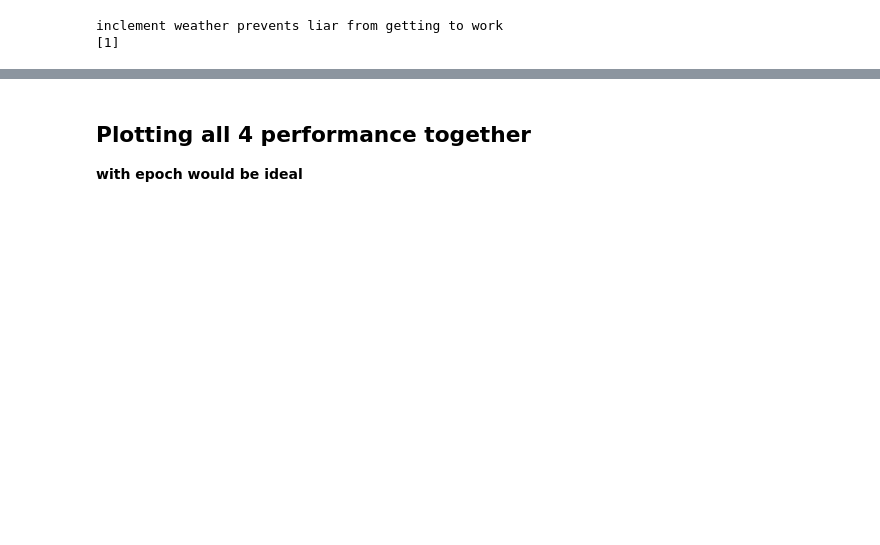
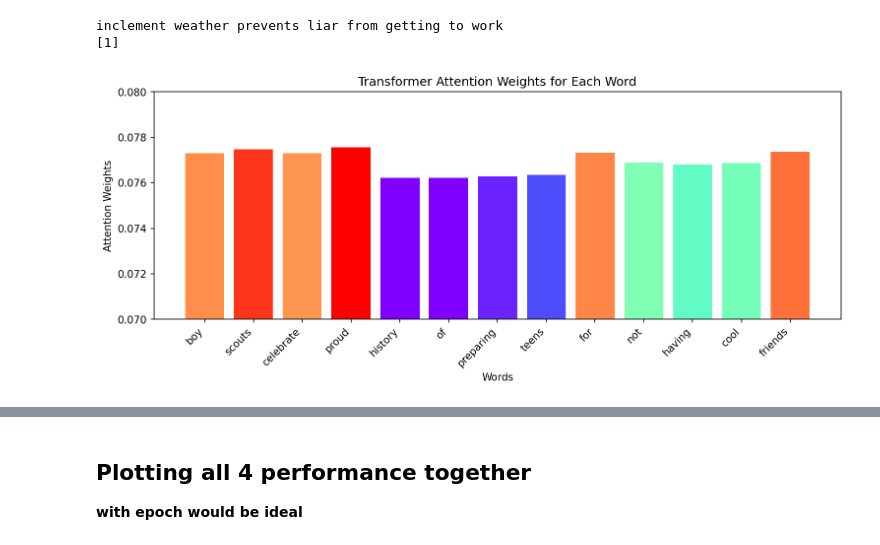
Before and after one commit to M3LLI55X/NLP_project, a Jupyter notebook: Models.ipynb, the cells around one changed output, grey strips where cells are left out. Saved outputs shown, nothing was run; the diff lists cells and outputs as text; code cells hidden in the pictures; blank space fills up the shorter version.

Commit message:
lime for transformer

```diff
--- a/Models.ipynb
+++ b/Models.ipynb
@@ -1296,3 +1336,42 @@ print(predict(encoder, padded_sentence))
 # %% [output]
 inclement weather prevents liar from getting to work
 [1]
+# %%
+def visualize_transformer_attention(sentence, encoder, tokenizer, max_sequence_length):
+    sequence = tokenizer.texts_to_sequences([sentence])
+    padded_sequence = pad_sequences(sequence, padding="post", maxlen=max_sequence_length)
+
+    logits, attention_weights_list = encoder(padded_sequence, create_padding_mask(padded_sequence), False, return_attention_weights=True)
+
+    avg_attention_weights_per_layer = []
+    for attention_weights in attention_weights_list:
+        avg_attention_weights = np.mean(attention_weights[0], axis=0)  # shape: (seq_length, seq_length)
+        avg_attention_weights_per_layer.append(avg_attention_weights)
+
+    avg_attention_weights = np.mean(avg_attention_weights_per_layer, axis=0)  # shape: (seq_length, seq_length)
+
+    token_attention_weights = avg_attention_weights[0]
+
+    tokenized_sentence = tokenizer.texts_to_sequences([sentence])[0]
+    words = [tokenizer.index_word[token] for token in tokenized_sentence if token in tokenizer.index_word]
+    num_words = min(len(words), len(token_attention_weights))
+
+    # Normalize the weights for color mapping
+    normalized_weights = (token_attention_weights[:num_words] - np.min(token_attention_weights[:num_words])) / (np.max(token_attention_weights[:num_words]) - np.min(token_attention_weights[:num_words]))
+    cols = cm.rainbow(normalized_weights)
+
+    # Visualize the attention weights
+    plt.figure(figsize=(12, 4), dpi=150)
+    plt.bar(range(num_words), token_attention_weights[:num_words], color=cols)
+    plt.xticks(range(num_words), words, rotation=45, ha='right')
+    plt.xlabel('Words')
+    plt.ylabel('Attention Weights')
+    plt.ylim(0.07, 0.08)
+    plt.title('Transformer Attention Weights for Each Word')
+    plt.show()
+
+# Example usage
+sentence = example_1
+visualize_transformer_attention(sentence, encoder, tokenizer, max_sequence_length_train)
+# %% [output]
+[figure, added]
```
Also changed, not shown: parts of 6 cells of this notebook.
